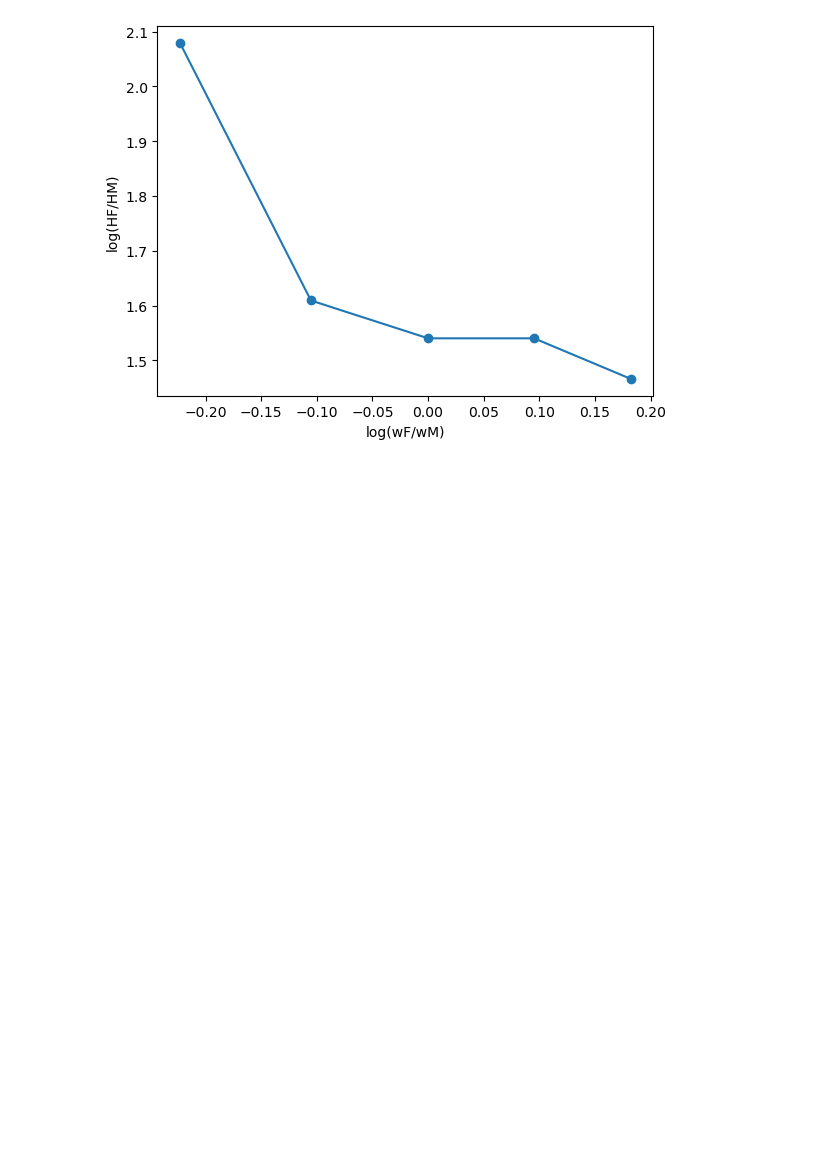
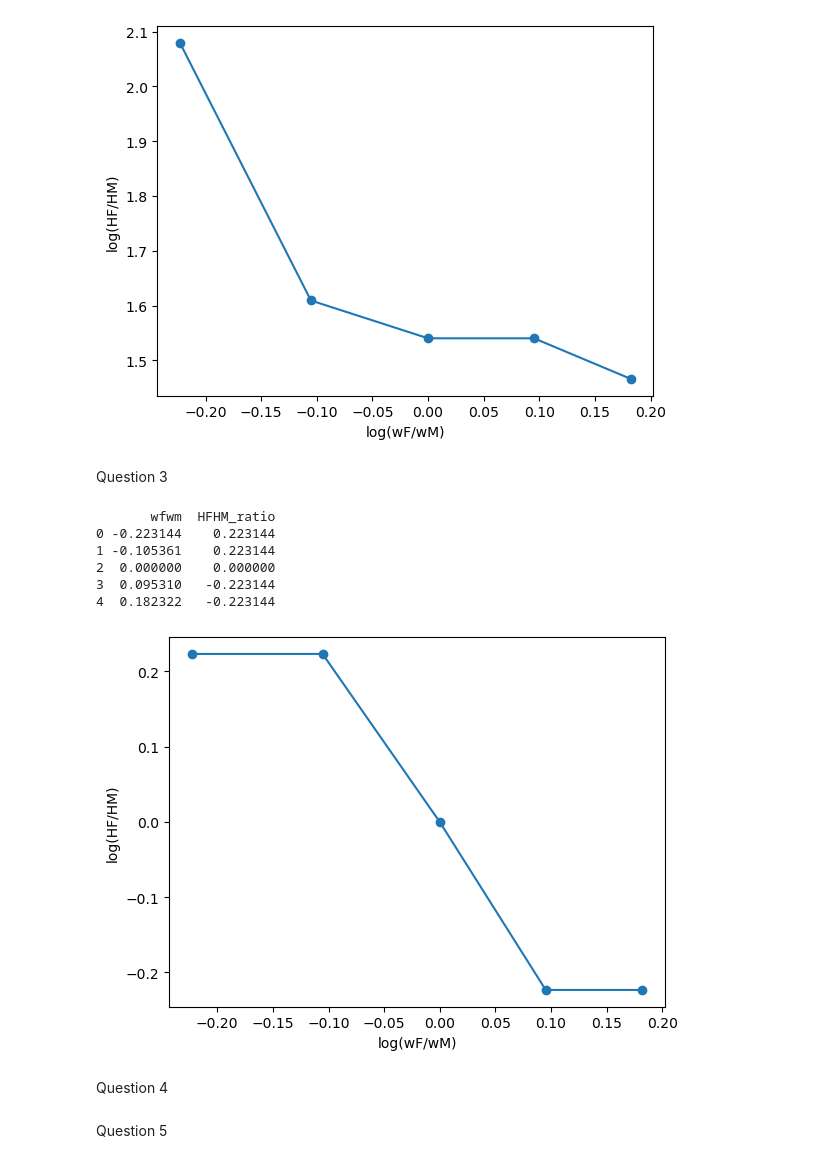
Before and after one commit to NumEconCopenhagen/projects-2023-wsz235, a Jupyter notebook: inauguralproject/MASTER.ipynb, the cells around one changed output. Saved outputs shown, nothing was run; the diff lists cells and outputs as text; code cells hidden in the pictures; blank space fills up the shorter version.

```diff
--- a/inauguralproject/MASTER.ipynb
+++ b/inauguralproject/MASTER.ipynb
@@ -126,7 +126,7 @@ class HouseholdSpecializationModelClass:
         opt = SimpleNamespace()
 
         # a. all possible choices
-        x = np.linspace(0,24,49)
+        x = np.linspace(0,24,25)
         LM,HM,LF,HF = np.meshgrid(x,x,x,x) # all combinations
 
         LM = LM.ravel() # vector
@@ -156,8 +156,7 @@ class HouseholdSpecializationModelClass:
 
         return opt
 
-
-
 model = HouseholdSpecializationModelClass()
 model.solve_discrete()
+model.solve()
 # %% [output]
@@ -230,3 +233,37 @@ plt.show()
 3  0.095310    1.540445
 4  0.182322    1.466337
 [figure]
+# %% [markdown]
+Question 3
+# %%
+# define wf to vary
+log_wfwm_list = []
+log_HFHM_ratio_list = []
+
+for wf in wf_vec:
+    model.par.wF=wf
+    opt=model.solve()
+    log_wfwm_list.append(math.log(wf/model.par.wM))
+    log_HFHM_ratio_list.append(math.log(opt.HF/opt.HM))
+
+# create table with results
+results_df1 = pd.DataFrame({'wfwm': log_wfwm_list,
+                           'HFHM_ratio': log_HFHM_ratio_list})
+print(results_df1)
+
+plt.plot(results_df1['wfwm'], results_df1['HFHM_ratio'], 'o-')
+plt.xlabel('log(wF/wM)')
+plt.ylabel('log(HF/HM)')
+plt.show()
+# %% [output]
+       wfwm  HFHM_ratio
+0 -0.223144    0.223144
+1 -0.105361    0.223144
+2  0.000000    0.000000
+3  0.095310   -0.223144
+4  0.182322   -0.223144
+[figure, added]
+# %% [markdown]
+Question 4
+# %% [markdown]
+Question 5
```
Also changed, not shown: parts of 3 cells of this notebook.
